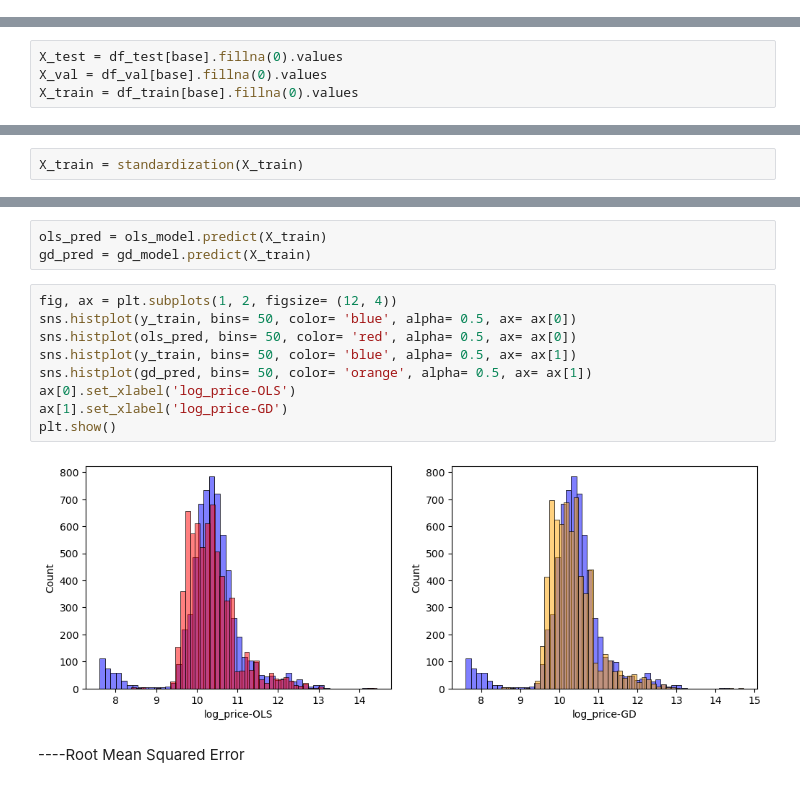
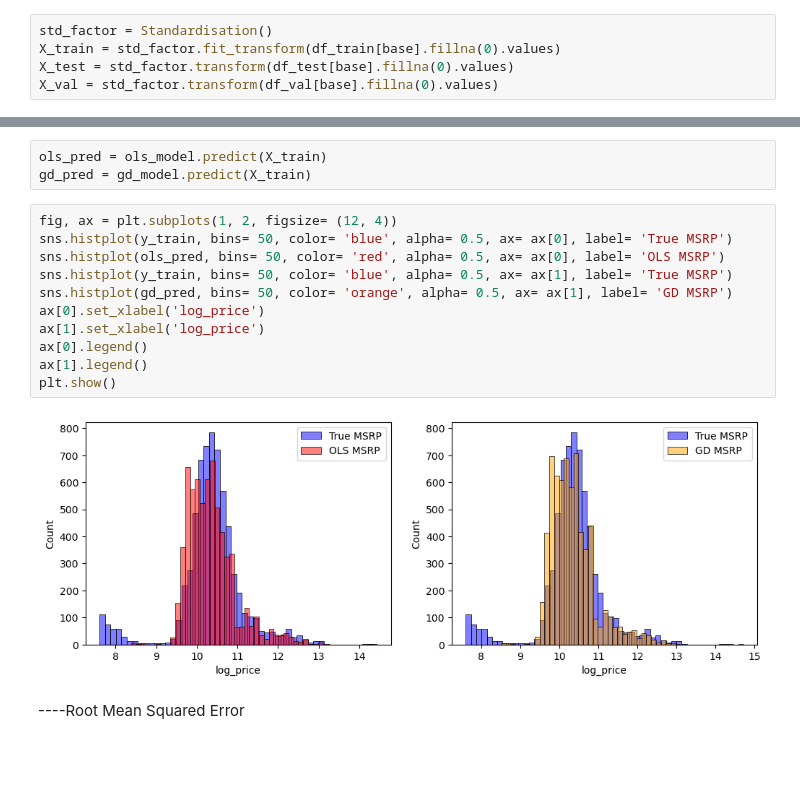
Before and after one commit to tsikospanagiotis87/ml-education, a Jupyter notebook: car-price-model.ipynb, the cells around one changed output, grey strips where cells are left out. Saved outputs shown, nothing was run; the diff lists cells and outputs as text; blank space fills up the shorter version.

```diff
--- a/car-price-model.ipynb
+++ b/car-price-model.ipynb
@@ -125,2 +129,7 @@ y_train = df_train.iloc[:, -1].values
+# %%
+std_factor = Standardisation()
+X_train = std_factor.fit_transform(df_train[base].fillna(0).values)
+X_test = std_factor.transform(df_test[base].fillna(0).values)
+X_val = std_factor.transform(df_val[base].fillna(0).values)
 # %% [markdown]
 ----Training Model by a self-building algorithm - Linear Regression OLS vs Gradient-Descent(GD)
@@ -129,4 +135,0 @@ base = ['engine_hp', 'engine_cylinders', 'highway_mpg', 'city_mpg', 'popularity'
-# %%
-X_test = df_test[base].fillna(0).values
-X_val = df_val[base].fillna(0).values
-X_train = df_train[base].fillna(0).values
@@ -137,5 +136,3 @@ def standardization(X):
-# %%
-X_train = standardization(X_train)
 # %%
 from regressors import Regression_model
 # %%
@@ -160,15 +157,17 @@ ols_pred = ols_model.predict(X_train)
 gd_pred = gd_model.predict(X_train)
 # %%
 fig, ax = plt.subplots(1, 2, figsize= (12, 4))
-sns.histplot(y_train, bins= 50, color= 'blue', alpha= 0.5, ax= ax[0])
-sns.histplot(ols_pred, bins= 50, color= 'red', alpha= 0.5, ax= ax[0])
-sns.histplot(y_train, bins= 50, color= 'blue', alpha= 0.5, ax= ax[1])
-sns.histplot(gd_pred, bins= 50, color= 'orange', alpha= 0.5, ax= ax[1])
-ax[0].set_xlabel('log_price-OLS')
-ax[1].set_xlabel('log_price-GD')
+sns.histplot(y_train, bins= 50, color= 'blue', alpha= 0.5, ax= ax[0], label= 'True MSRP')
+sns.histplot(ols_pred, bins= 50, color= 'red', alpha= 0.5, ax= ax[0], label= 'OLS MSRP')
+sns.histplot(y_train, bins= 50, color= 'blue', alpha= 0.5, ax= ax[1], label= 'True MSRP')
+sns.histplot(gd_pred, bins= 50, color= 'orange', alpha= 0.5, ax= ax[1], label= 'GD MSRP')
+ax[0].set_xlabel('log_price')
+ax[1].set_xlabel('log_price')
+ax[0].legend()
+ax[1].legend()
 plt.show()
 # %% [output]
-[figure, old version]
+[figure, new version]
 # %% [markdown]
 ----Root Mean Squared Error
 # %%
```
Also changed, not shown: parts of 26 cells of this notebook, 2 other files.
